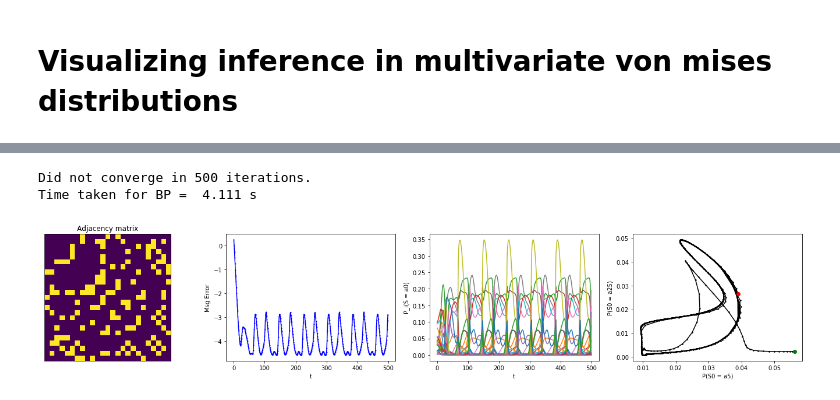
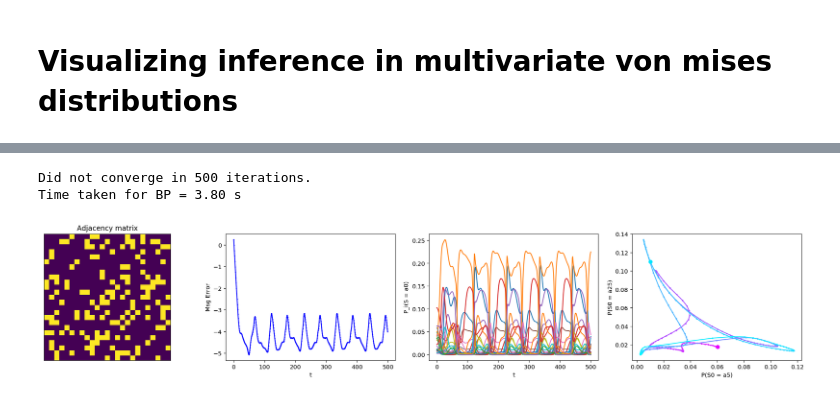
Before and after one commit to rajdbz11/VonMisesInference, a Jupyter notebook: VisualizingVonMisesInference.ipynb, the cells around one changed output, grey strips where cells are left out. Cells and saved outputs as stored; diff of their text form; code cells hidden in the pictures.

Commit message:
Discrete BP on Von Mises models with dynamic input
1. Updated BP code to inlude dynamic inputs
2. Visualizations of BP dynamics

```diff
--- a/VisualizingVonMisesInference.ipynb
+++ b/VisualizingVonMisesInference.ipynb
@@ -154,8 +157,7 @@ III) Interesting BP dynamics
 
 Ns = 25 # No. of variables
 
-# Tree graph
-s_strength, c_sparsity, c_strength = 2, 0.75, 2 # Singleton potential strength, pairwise coupling sparsity and strengths
+s_strength, c_sparsity, c_strength = 2, 0.75, 1.5 # Singleton potential strength, pairwise coupling sparsity and strengths
 KVec, MuVec = s_strength*np.random.rand(Ns), np.random.rand(Ns)*pi - pi/2
 J = generateCouplings(Ns, c_sparsity, c_strength)
 AMat = (np.sum(np.abs(J),axis=2) != 0)*1
@@ -163,55 +165,36 @@ AMat = (np.sum(np.abs(J),axis=2) != 0)*1
 MaxIters = 500
 
 Phi, Psi, messages_t, beliefs_t, err_t = BPWrapper(Ns, KVec, MuVec, J, K, MaxIters, lam, eps)
-
-pmax = np.ceil(np.max(beliefs_t)*10)/10
-
-
-# Ns = 20
-# Simple - 2, 0.8, 1
-# Damped - 2, 0.7, 1
-# Damped2 - 2, 0.85, 1.5
-# Oscillation - 2, 0.7, 1.5
-# rich dynamics - 2, 0.75, 2
-
-# Ns = 100
-# Converged in 167 iterations
-# Time taken for BP =  7.6 s
-
-# Ns = 250
-# Converged in 186 iterations
-# Time taken for BP =  1862.436 s
-# average degree = 12.24
 # %% [output]
 Did not converge in 500 iterations.
-Time taken for BP =  4.111 s
+Time taken for BP = 3.80 s
 # %%
 fig, ax = plt.subplots(1,4,figsize=(6*4, 4))
+T = beliefs_t.shape[2]
 
 ax[0].imshow(AMat)
 ax[0].set_xticks([]); ax[0].set_yticks([])
 ax[0].set_title('Adjacency matrix')
 
 
 ax[1].plot(np.log10(err_t),'b.-',markersize=2)
 ax[1].set_xlabel('t'); ax[1].set_ylabel('Msg Error')
 
 
 ax[2].plot(beliefs_t[:,1,:].T)
 ax[2].set_xlabel('t'); ax[2].set_ylabel('P_i(S = a0)')
 
 
-# st = 200
-# ax[3].plot(beliefs_t[0,5,0:st],beliefs_t[0,25,0:st],color = '0.5',marker='.',markersize=3)
-# ax[3].plot(beliefs_t[0,5,st:],beliefs_t[0,25,st:],'k.-',markersize=3)
 i = 0
-ax[3].plot(beliefs_t[i,5,:],beliefs_t[i,25,:],'k.-',markersize=3)
-ax[3].plot(beliefs_t[i,5,0],beliefs_t[i,25,0],'go')
-ax[3].plot(beliefs_t[i,5,-1],beliefs_t[i,25,-1],'ro')
+
+colors = np.linspace(0.9,0,T//2)
+for t in range(1,T//2):
+    ax[3].plot([beliefs_t[i,5,t-1], beliefs_t[i,5,t]],[beliefs_t[i,25,t-1], beliefs_t[i,25,t]],'.-',markersize=3,color=(colors[t],1-colors[t],1))
+ax[3].plot(beliefs_t[i,5,0],beliefs_t[i,25,0],'o',color=(0.9,0,1))
+ax[3].plot(beliefs_t[i,5,-1],beliefs_t[i,25,-1],'o',color=(0,0.9,1))
 ax[3].set_xlabel('P(S0 = a5)'); ax[3].set_ylabel('P(S0 = a25)')
 
 
-plt.savefig('PlotData/temp.pdf')
 plt.show()
 # %% [output]
-[figure, old version]
+[figure, new version]
```
Also changed, not shown: parts of 8 cells of this notebook, 3 other files.
